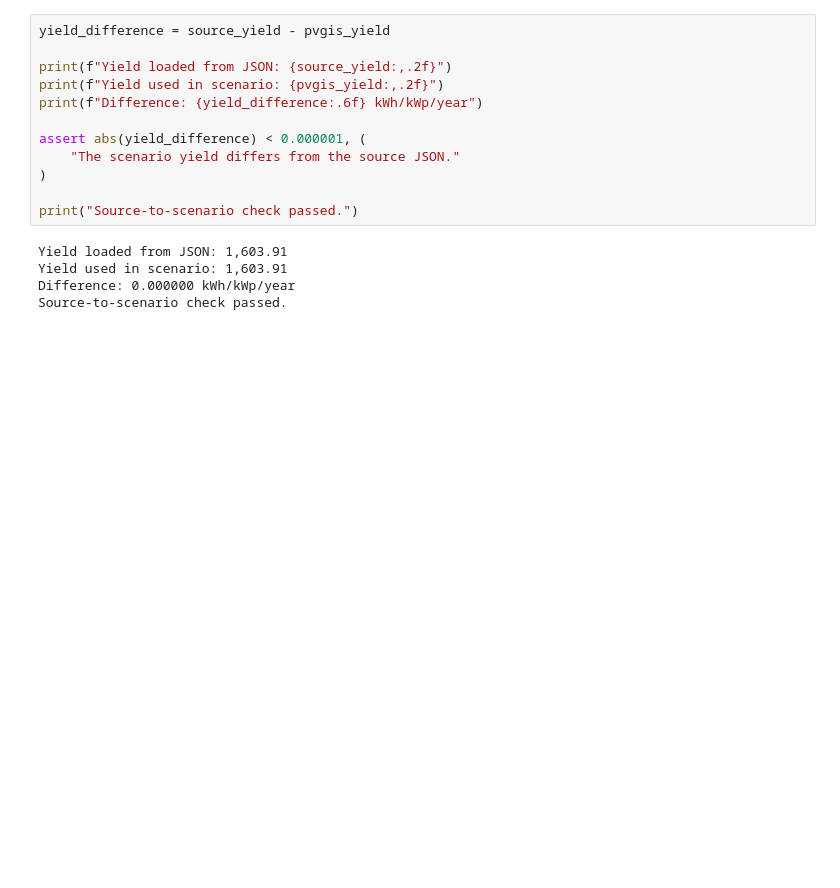
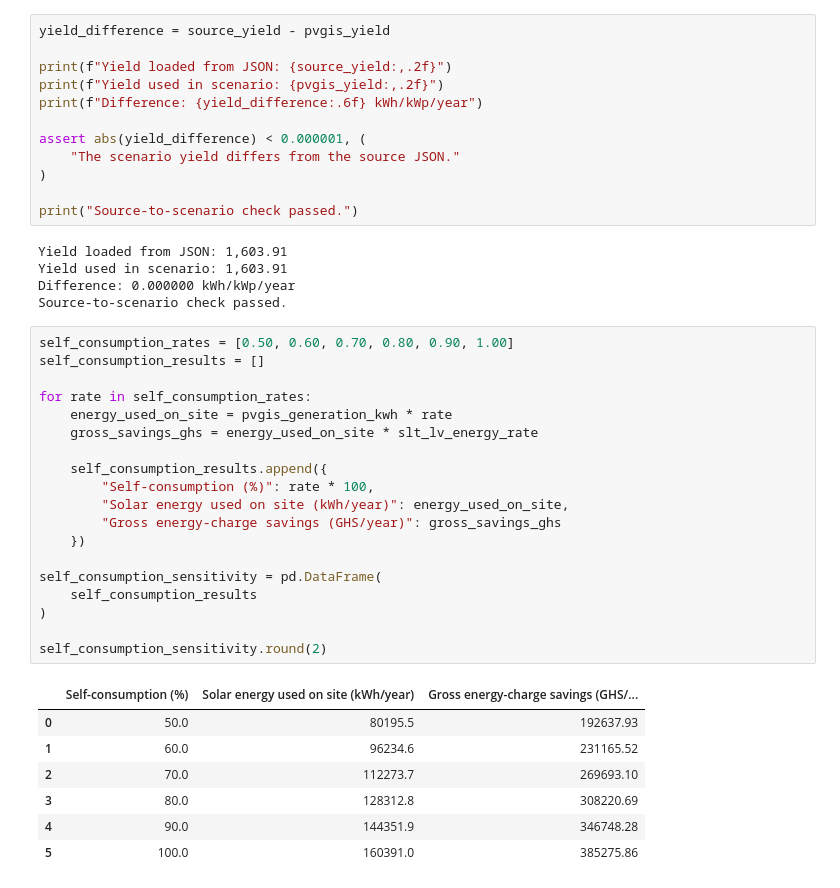
Before and after one commit to GHseyram/Ghana-energy-transition-investment-analytics, a Jupyter notebook: notebooks/04_ghana_solar_market_inputs.ipynb, the cells around one changed output. Cells and saved outputs as stored; diff of their text form; blank space fills up the shorter version.

```diff
--- a/notebooks/04_ghana_solar_market_inputs.ipynb
+++ b/notebooks/04_ghana_solar_market_inputs.ipynb
@@ -708,3 +708,30 @@ Yield loaded from JSON: 1,603.91
 Yield used in scenario: 1,603.91
 Difference: 0.000000 kWh/kWp/year
 Source-to-scenario check passed.
+# %%
+self_consumption_rates = [0.50, 0.60, 0.70, 0.80, 0.90, 1.00]
+self_consumption_results = []
+
+for rate in self_consumption_rates:
+    energy_used_on_site = pvgis_generation_kwh * rate
+    gross_savings_ghs = energy_used_on_site * slt_lv_energy_rate
+
+    self_consumption_results.append({
+        "Self-consumption (%)": rate * 100,
+        "Solar energy used on site (kWh/year)": energy_used_on_site,
+        "Gross energy-charge savings (GHS/year)": gross_savings_ghs
+    })
+
+self_consumption_sensitivity = pd.DataFrame(
+    self_consumption_results
+)
+
+self_consumption_sensitivity.round(2)
+# %% [output]
+|  | Self-consumption (%) | Solar energy used on site (kWh/year) | Gross energy-charge savings (GHS/... |
+| 0 | 50.0 | 80195.5 | 192637.93 |
+| 1 | 60.0 | 96234.6 | 231165.52 |
+| 2 | 70.0 | 112273.7 | 269693.10 |
+| 3 | 80.0 | 128312.8 | 308220.69 |
+| 4 | 90.0 | 144351.9 | 346748.28 |
+| 5 | 100.0 | 160391.0 | 385275.86 |
```
Also changed, not shown: parts of 3 cells of this notebook.
